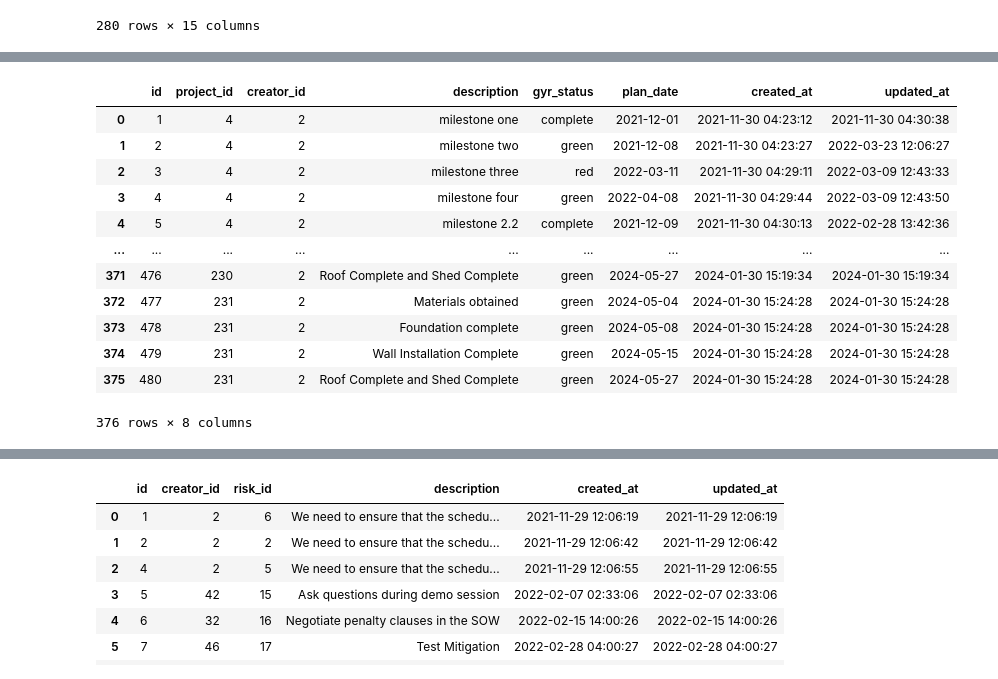
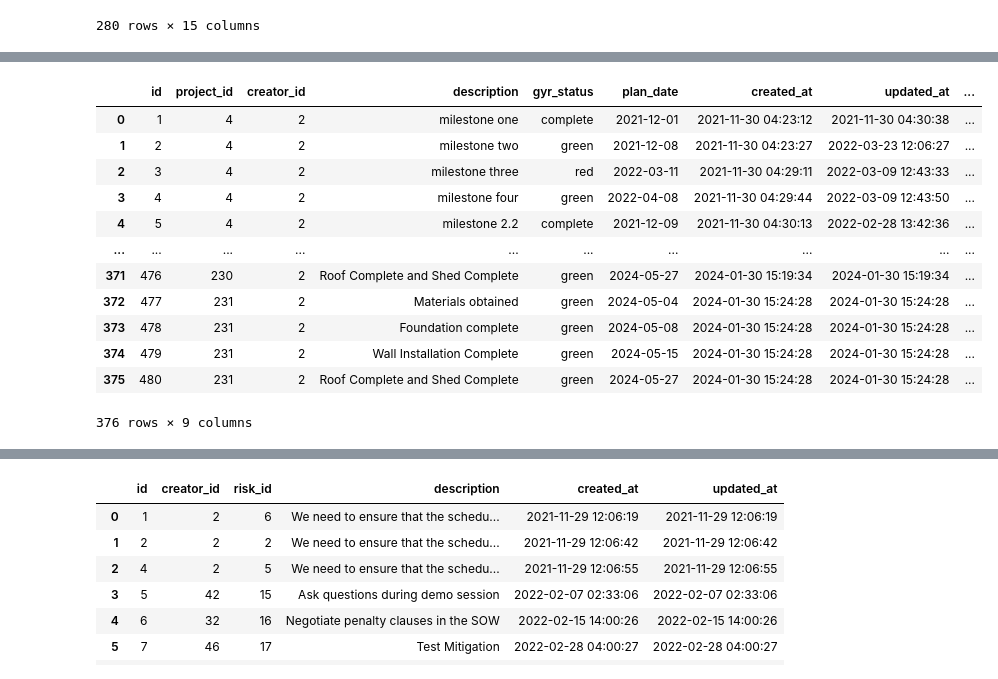
Before and after one commit to RamishFatimaa/Traxidy-Project-Assesment, a Jupyter notebook: Package_Extraction.ipynb, the cells around one changed output, grey strips where cells are left out. Cells and saved outputs as stored; diff of their text form; code cells hidden in the pictures.

```diff
--- a/Package_Extraction.ipynb
+++ b/Package_Extraction.ipynb
@@ -240,17 +296,17 @@ s = setup(df5, target = 'status') --> Need to change status to numerically colum
 # %%
-df6 = pd.read_csv("milestones.csv") --> Need to change gyr_status to numerically column
+df6 = pd.read_csv("update_milestones.csv")
 df6
 # %% [output]
-|  | id | project_id | creator_id | description | gyr_status | plan_date | created_at | updated_at |
-| 0 | 1 | 4 | 2 | milestone one | complete | 2021-12-01 | 2021-11-30 04:23:12 | 2021-11-30 04:30:38 |
-| 1 | 2 | 4 | 2 | milestone two | green | 2021-12-08 | 2021-11-30 04:23:27 | 2022-03-23 12:06:27 |
-| 2 | 3 | 4 | 2 | milestone three | red | 2022-03-11 | 2021-11-30 04:29:11 | 2022-03-09 12:43:33 |
-| 3 | 4 | 4 | 2 | milestone four | green | 2022-04-08 | 2021-11-30 04:29:44 | 2022-03-09 12:43:50 |
-| 4 | 5 | 4 | 2 | milestone 2.2 | complete | 2021-12-09 | 2021-11-30 04:30:13 | 2022-02-28 13:42:36 |
-| ... | ... | ... | ... | ... | ... | ... | ... | ... |
-| 371 | 476 | 230 | 2 | Roof Complete and Shed Complete | green | 2024-05-27 | 2024-01-30 15:19:34 | 2024-01-30 15:19:34 |
-| 372 | 477 | 231 | 2 | Materials obtained | green | 2024-05-04 | 2024-01-30 15:24:28 | 2024-01-30 15:24:28 |
-| 373 | 478 | 231 | 2 | Foundation complete | green | 2024-05-08 | 2024-01-30 15:24:28 | 2024-01-30 15:24:28 |
-| 374 | 479 | 231 | 2 | Wall Installation Complete | green | 2024-05-15 | 2024-01-30 15:24:28 | 2024-01-30 15:24:28 |
-| 375 | 480 | 231 | 2 | Roof Complete and Shed Complete | green | 2024-05-27 | 2024-01-30 15:24:28 | 2024-01-30 15:24:28 |
+|  | id | project_id | creator_id | description | gyr_status | plan_date | created_at | updated_at | ... |
+| 0 | 1 | 4 | 2 | milestone one | complete | 2021-12-01 | 2021-11-30 04:23:12 | 2021-11-30 04:30:38 | ... |
+| 1 | 2 | 4 | 2 | milestone two | green | 2021-12-08 | 2021-11-30 04:23:27 | 2022-03-23 12:06:27 | ... |
+| 2 | 3 | 4 | 2 | milestone three | red | 2022-03-11 | 2021-11-30 04:29:11 | 2022-03-09 12:43:33 | ... |
+| 3 | 4 | 4 | 2 | milestone four | green | 2022-04-08 | 2021-11-30 04:29:44 | 2022-03-09 12:43:50 | ... |
+| 4 | 5 | 4 | 2 | milestone 2.2 | complete | 2021-12-09 | 2021-11-30 04:30:13 | 2022-02-28 13:42:36 | ... |
+| ... | ... | ... | ... | ... | ... | ... | ... | ... | ... |
+| 371 | 476 | 230 | 2 | Roof Complete and Shed Complete | green | 2024-05-27 | 2024-01-30 15:19:34 | 2024-01-30 15:19:34 | ... |
+| 372 | 477 | 231 | 2 | Materials obtained | green | 2024-05-04 | 2024-01-30 15:24:28 | 2024-01-30 15:24:28 | ... |
+| 373 | 478 | 231 | 2 | Foundation complete | green | 2024-05-08 | 2024-01-30 15:24:28 | 2024-01-30 15:24:28 | ... |
+| 374 | 479 | 231 | 2 | Wall Installation Complete | green | 2024-05-15 | 2024-01-30 15:24:28 | 2024-01-30 15:24:28 | ... |
+| 375 | 480 | 231 | 2 | Roof Complete and Shed Complete | green | 2024-05-27 | 2024-01-30 15:24:28 | 2024-01-30 15:24:28 | ... |
-376 rows × 8 columns
+376 rows × 9 columns
```
Also changed, not shown: parts of 23 cells of this notebook, 1 other file.
